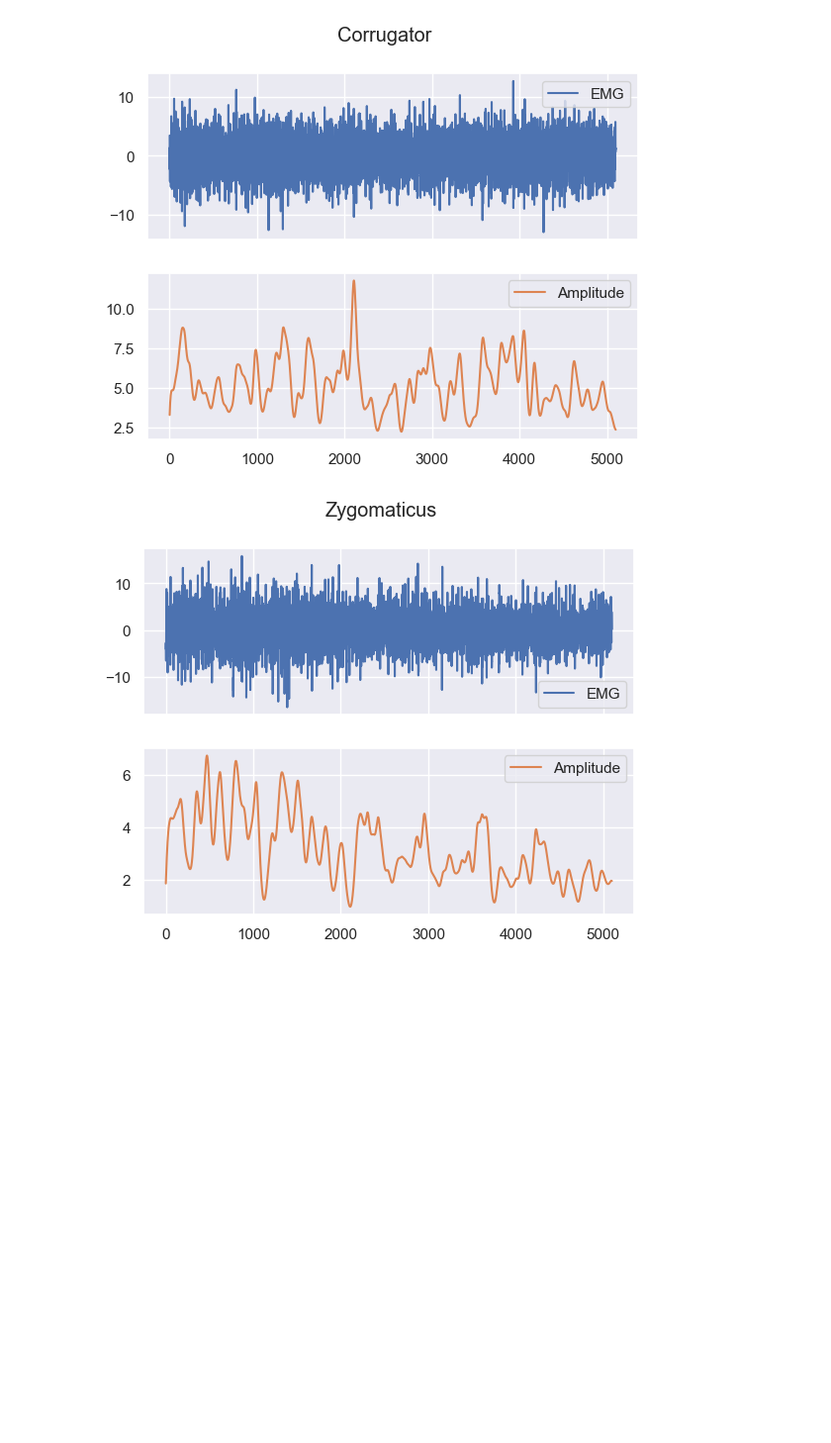
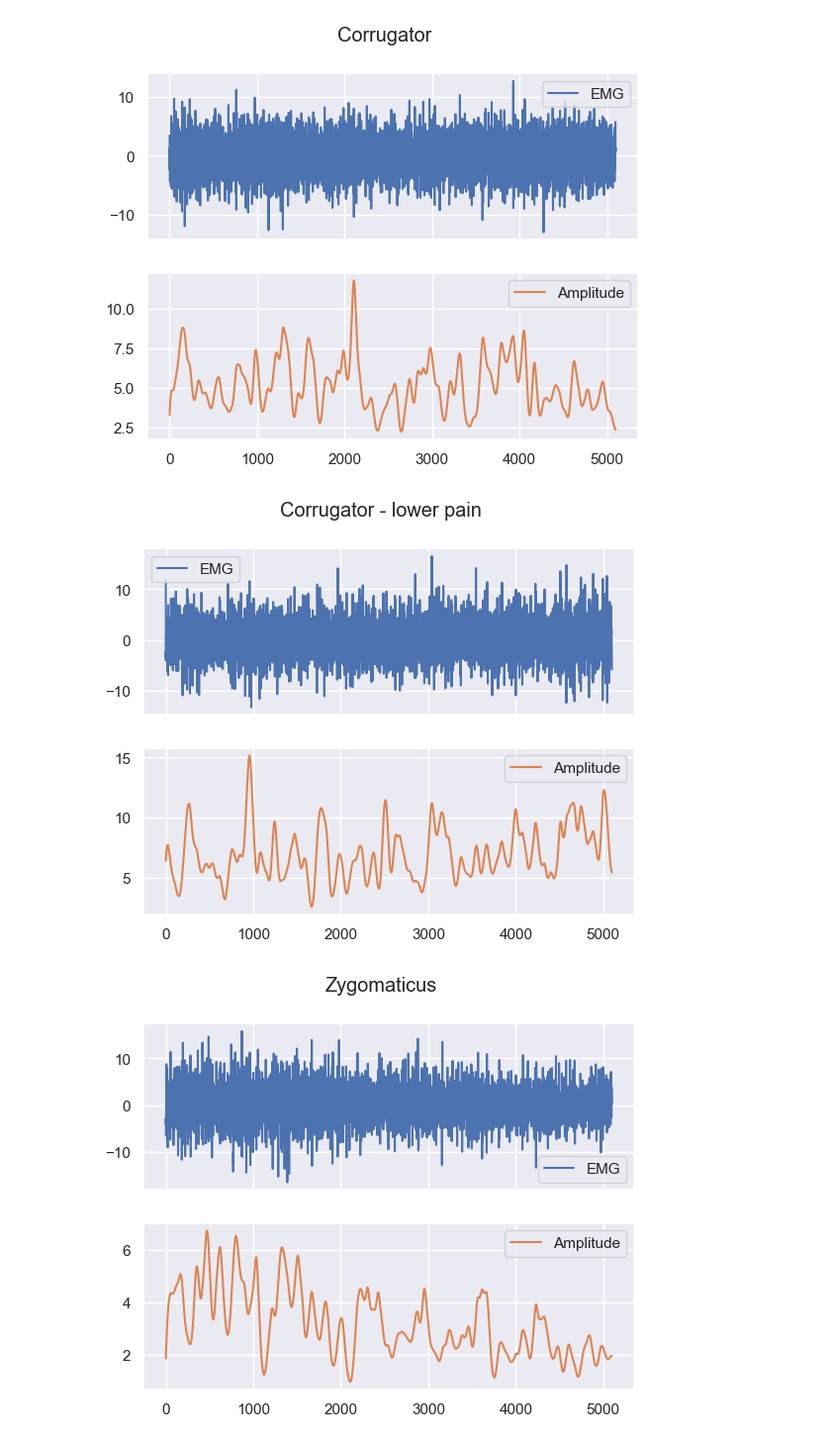
Before and after one commit to sven-knoblauch/PainLevelShiftDetection, a Jupyter notebook: DatasetExploration/intense_dataset.ipynb, the cells around one changed output. Shown at 99% size. Saved outputs shown, nothing was run; the diff lists cells and outputs as text; code cells hidden in the pictures; blank space fills up the shorter version.

```diff
--- a/DatasetExploration/intense_dataset.ipynb
+++ b/DatasetExploration/intense_dataset.ipynb
@@ -52,6 +71,12 @@ amplitude = nk.emg_amplitude(cleaned)
 ax1 = pd.DataFrame({"EMG": biodata["cor"][start+20:end], "Amplitude": amplitude[20:]}).plot(subplots=True, title="Corrugator")
 # %% [output]
 [figure]
+# %%
+cleaned = nk.emg_clean(biodata["cor"][start+delta:end+delta], sampling_rate=sampling_rate)
+amplitude = nk.emg_amplitude(cleaned)
+ax1 = pd.DataFrame({"EMG": biodata["cor"][start+20+delta:end+delta], "Amplitude": amplitude[20:]}).plot(subplots=True, title="Corrugator - lower pain")
+# %% [output]
+[figure, added]
 # %%
 cleaned = nk.emg_clean(biodata["zyg"][start:end], sampling_rate=sampling_rate)
 amplitude = nk.emg_amplitude(cleaned)
```
Also changed, not shown: parts of 4 cells of this notebook, 17 other files.
